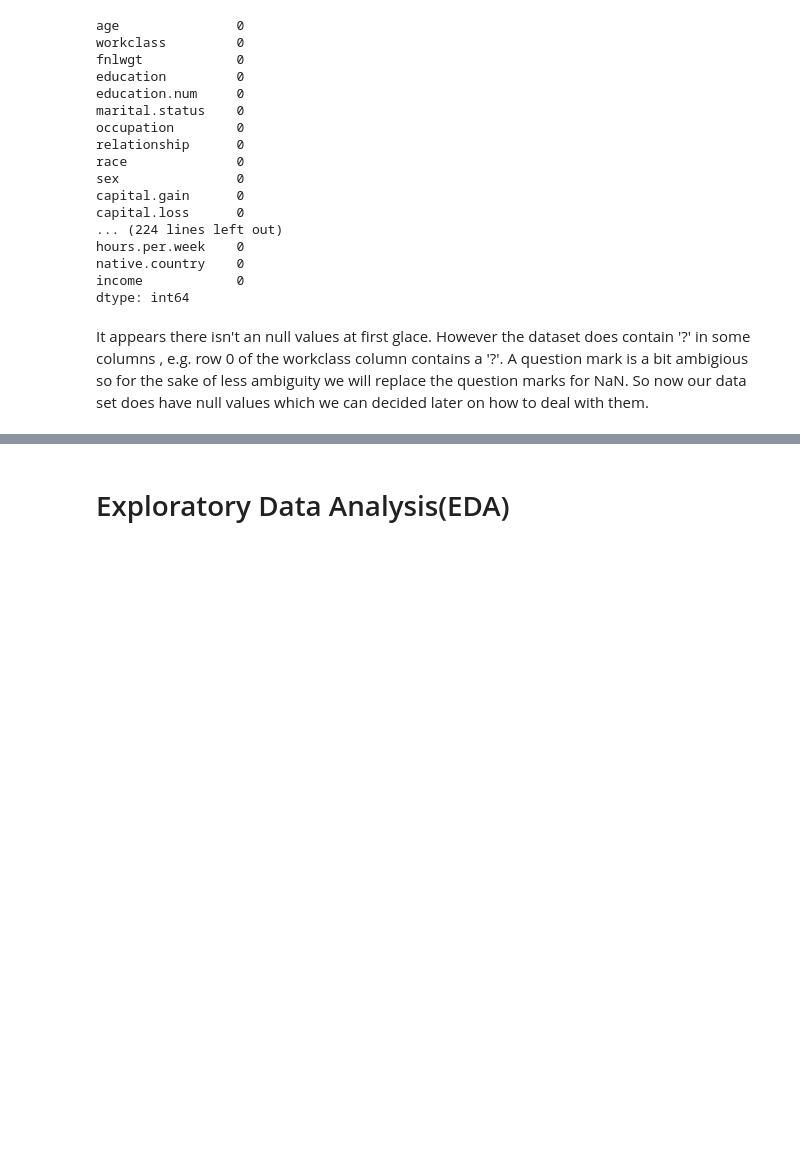
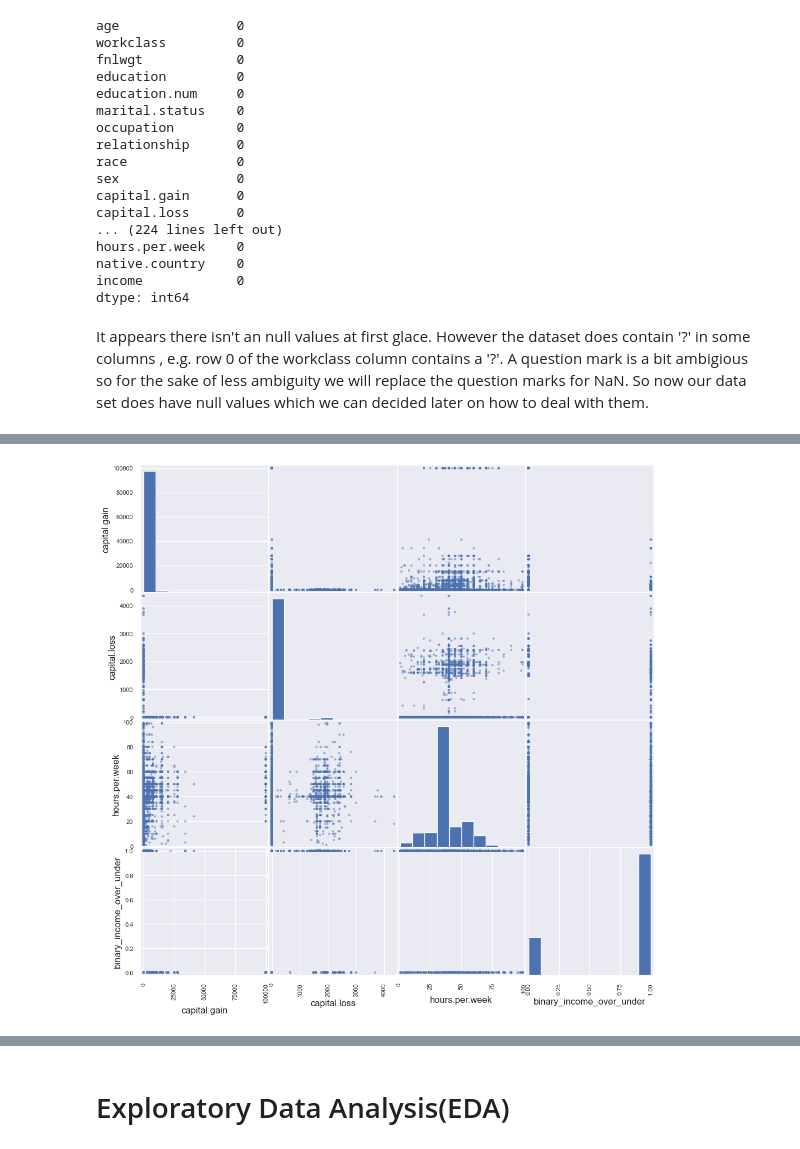
Before and after one commit to brandoncabrera707/CISD_41_Capstone_Project, a Jupyter notebook: capstone_project.ipynb, the cells around one changed output, grey strips where cells are left out. Drawn from its saved outputs; the diff is of its cells as text; code cells hidden in the pictures; blank space fills up the shorter version.

```diff
--- a/capstone_project.ipynb
+++ b/capstone_project.ipynb
@@ -150,3 +208,8 @@ plt.show()
+# %%
+scatter_matrix(adult_census_data.iloc[:,7:], figsize=(12,12))
+plt.show()
+# %% [output]
+[figure, added]
 # %%
 adult_census_data['binary_income_over_under'] = (adult_census_data['income'] == '<=50K').astype(int) # 1 for over 50k and 0 for <= 50k
 # %%
```
Also changed, not shown: parts of 12 cells of this notebook, 1 other file.
